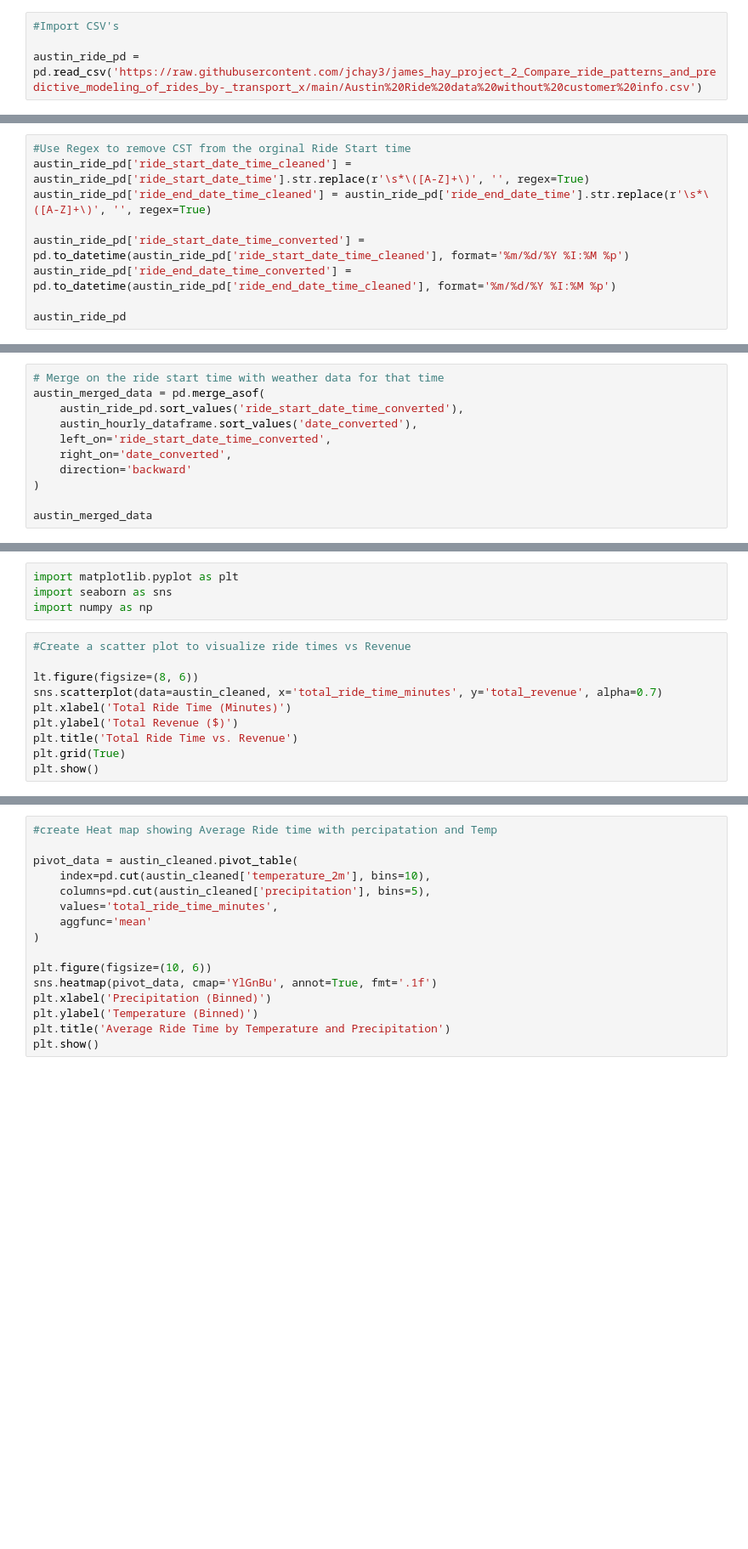
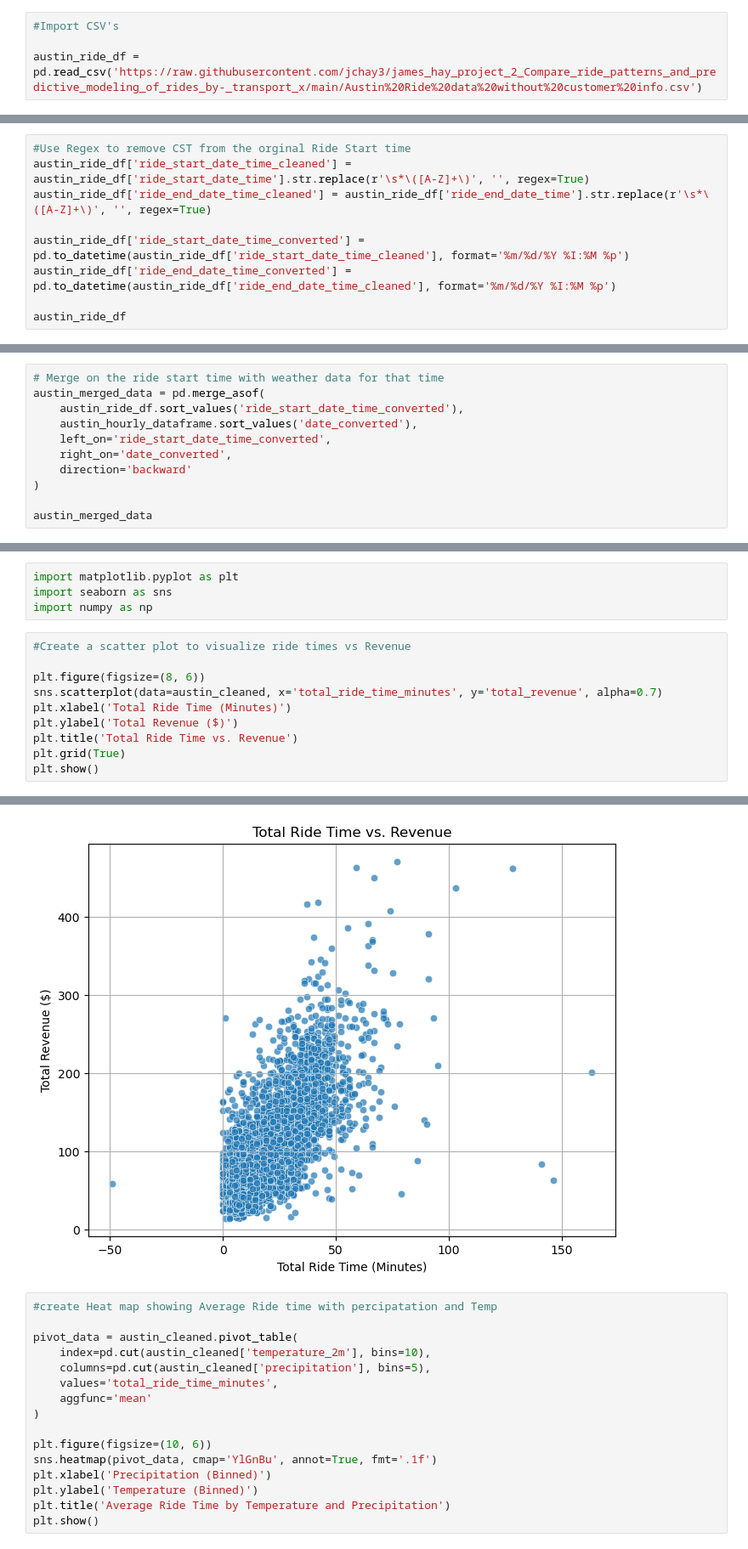
Before and after one commit to jchay3/james_hay_project_2_Compare_ride_patterns_and_predictive_modeling_of_rides_by-_transport_x, a Jupyter notebook: james_workbook_for_austin.ipynb, the cells around one changed output, grey strips where cells are left out. Shown at 85% size. Saved outputs shown, nothing was run; the diff lists cells and outputs as text; blank space fills up the shorter version.

Commit message:
fixing some nomenclature issues and scatter plots

```diff
--- a/james_workbook_for_austin.ipynb
+++ b/james_workbook_for_austin.ipynb
@@ -7,6 +7,6 @@ pd.set_option('display.max_columns',50)
 # %%
 #Import CSV's
 
-austin_ride_pd = pd.read_csv('https://raw.githubusercontent.com/jchay3/james_hay_project_2_Compare_ride_patterns_and_predictive_modeling_of_rides_by-_transport_x/main/Austin%20Ride%20data%20without%20customer%20info.csv')
+austin_ride_df = pd.read_csv('https://raw.githubusercontent.com/jchay3/james_hay_project_2_Compare_ride_patterns_and_predictive_modeling_of_rides_by-_transport_x/main/Austin%20Ride%20data%20without%20customer%20info.csv')
 # %%
 #Display Data
@@ -282,12 +282,12 @@ memory usage: 1.3+ MB
 # %%
 #Use Regex to remove CST from the orginal Ride Start time
-austin_ride_pd['ride_start_date_time_cleaned'] = austin_ride_pd['ride_start_date_time'].str.replace(r'\s*\([A-Z]+\)', '', regex=True)
-austin_ride_pd['ride_end_date_time_cleaned'] = austin_ride_pd['ride_end_date_time'].str.replace(r'\s*\([A-Z]+\)', '', regex=True)
+austin_ride_df['ride_start_date_time_cleaned'] = austin_ride_df['ride_start_date_time'].str.replace(r'\s*\([A-Z]+\)', '', regex=True)
+austin_ride_df['ride_end_date_time_cleaned'] = austin_ride_df['ride_end_date_time'].str.replace(r'\s*\([A-Z]+\)', '', regex=True)
 
-austin_ride_pd['ride_start_date_time_converted'] = pd.to_datetime(austin_ride_pd['ride_start_date_time_cleaned'], format='%m/%d/%Y %I:%M %p')
-austin_ride_pd['ride_end_date_time_converted'] = pd.to_datetime(austin_ride_pd['ride_end_date_time_cleaned'], format='%m/%d/%Y %I:%M %p')
+austin_ride_df['ride_start_date_time_converted'] = pd.to_datetime(austin_ride_df['ride_start_date_time_cleaned'], format='%m/%d/%Y %I:%M %p')
+austin_ride_df['ride_end_date_time_converted'] = pd.to_datetime(austin_ride_df['ride_end_date_time_cleaned'], format='%m/%d/%Y %I:%M %p')
 
-austin_ride_pd
+austin_ride_df
 # %% [output]
 |  | ride_id | vehicle_number | ride_type | proximity | driver_name | pickup | radius_schedule_pickup_dispatch_text | ... |
 | 0 | 555803 | Vincent Iyamu | Ride Now | A | Vincent Iyamu | West Campus | NaN | ... |
@@ -327,7 +327,7 @@ austin_hourly_dataframe
 # %%
 # Merge on the ride start time with weather data for that time
 austin_merged_data = pd.merge_asof(
-    austin_ride_pd.sort_values('ride_start_date_time_converted'),
+    austin_ride_df.sort_values('ride_start_date_time_converted'),
     austin_hourly_dataframe.sort_values('date_converted'),
     left_on='ride_start_date_time_converted',
     right_on='date_converted',
@@ -428,7 +428,7 @@ import numpy as np
 # %%
 #Create a scatter plot to visualize ride times vs Revenue
 
-lt.figure(figsize=(8, 6))
+plt.figure(figsize=(8, 6))
 sns.scatterplot(data=austin_cleaned, x='total_ride_time_minutes', y='total_revenue', alpha=0.7)
 plt.xlabel('Total Ride Time (Minutes)')
 plt.ylabel('Total Revenue ($)')
@@ -440,3 +439,4 @@ NameError: name 'lt' is not defined
+[figure, added]
 # %%
 #create Heat map showing Average Ride time with percipatation and Temp
 
```
Also changed, not shown: parts of 3 cells of this notebook.
